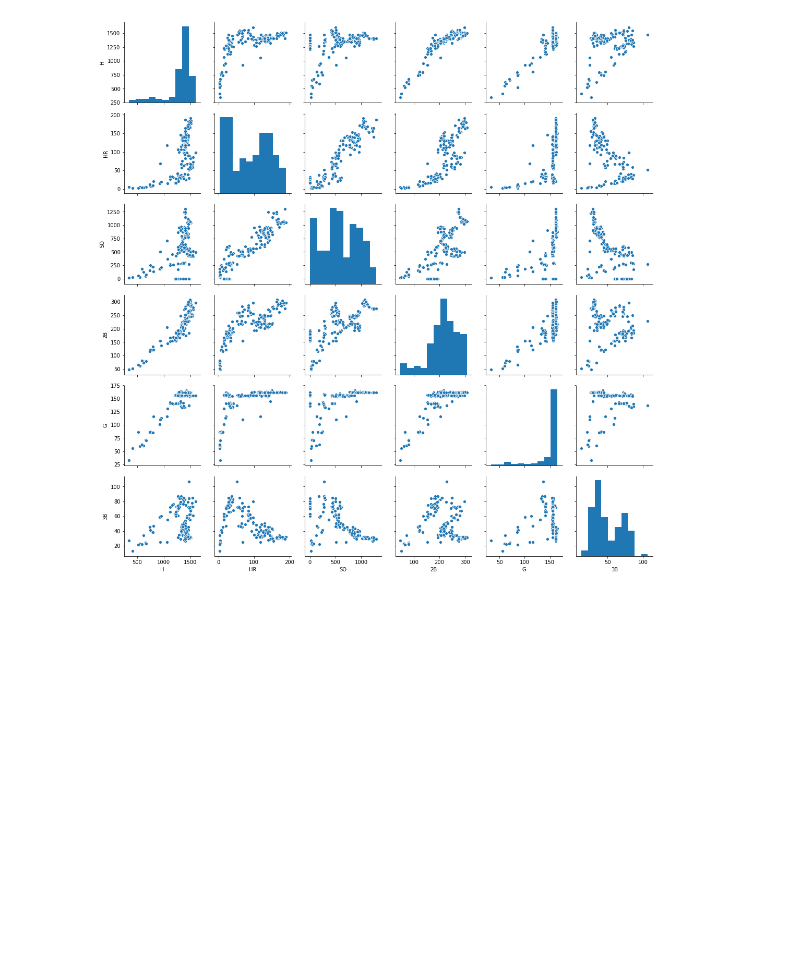
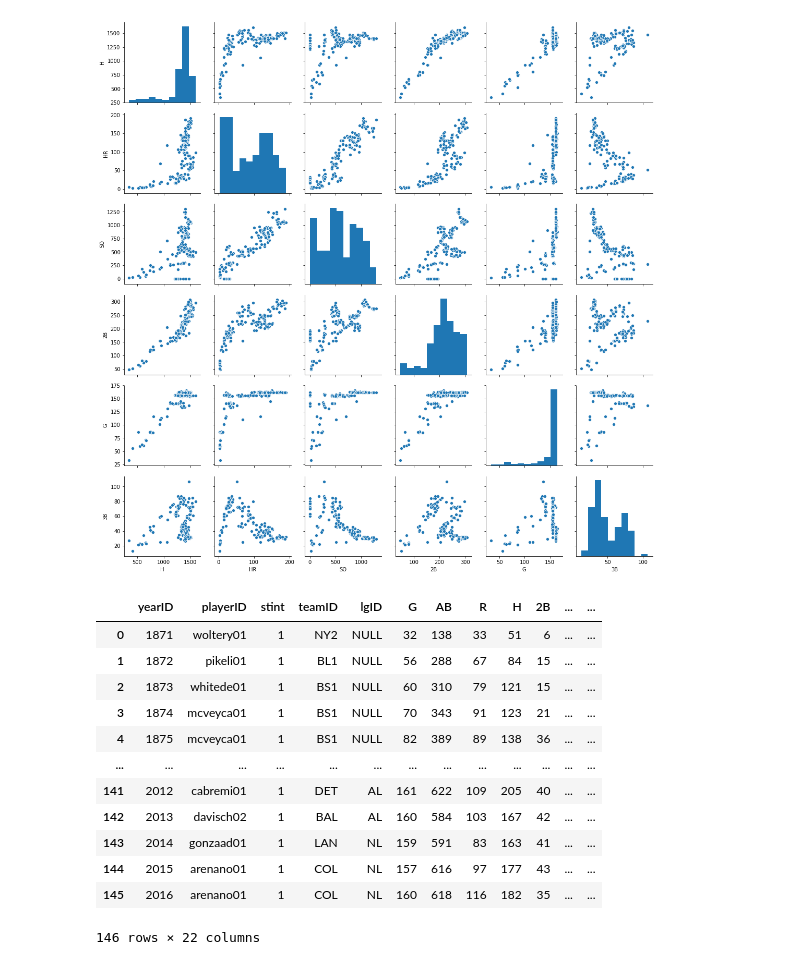
Before and after one commit to letzeltb/Baseball_Viz, a Jupyter notebook: baseball_viz.ipynb, the cells around one changed output. Drawn from its saved outputs; the diff is of its cells as text; code cells hidden in the pictures; blank space fills up the shorter version.

```diff
--- a/baseball_viz.ipynb
+++ b/baseball_viz.ipynb
@@ -225,3 +225,19 @@ plt.show()
 # %% [output]
 <Figure size 1296x720 with 0 Axes>
 [figure]
+# %%
+batting.sort_values(by='RBI',ascending=False).groupby('yearID').first().reset_index()
+# %% [output]
+|  | yearID | playerID | stint | teamID | lgID | G | AB | R | H | 2B | ... | ... |
+| 0 | 1871 | woltery01 | 1 | NY2 | NULL | 32 | 138 | 33 | 51 | 6 | ... | ... |
+| 1 | 1872 | pikeli01 | 1 | BL1 | NULL | 56 | 288 | 67 | 84 | 15 | ... | ... |
+| 2 | 1873 | whitede01 | 1 | BS1 | NULL | 60 | 310 | 79 | 121 | 15 | ... | ... |
+| 3 | 1874 | mcveyca01 | 1 | BS1 | NULL | 70 | 343 | 91 | 123 | 21 | ... | ... |
+| 4 | 1875 | mcveyca01 | 1 | BS1 | NULL | 82 | 389 | 89 | 138 | 36 | ... | ... |
+| ... | ... | ... | ... | ... | ... | ... | ... | ... | ... | ... | ... | ... |
+| 141 | 2012 | cabremi01 | 1 | DET | AL | 161 | 622 | 109 | 205 | 40 | ... | ... |
+| 142 | 2013 | davisch02 | 1 | BAL | AL | 160 | 584 | 103 | 167 | 42 | ... | ... |
+| 143 | 2014 | gonzaad01 | 1 | LAN | NL | 159 | 591 | 83 | 163 | 41 | ... | ... |
+| 144 | 2015 | arenano01 | 1 | COL | NL | 157 | 616 | 97 | 177 | 43 | ... | ... |
+| 145 | 2016 | arenano01 | 1 | COL | NL | 160 | 618 | 116 | 182 | 35 | ... | ... |
+146 rows × 22 columns
```
